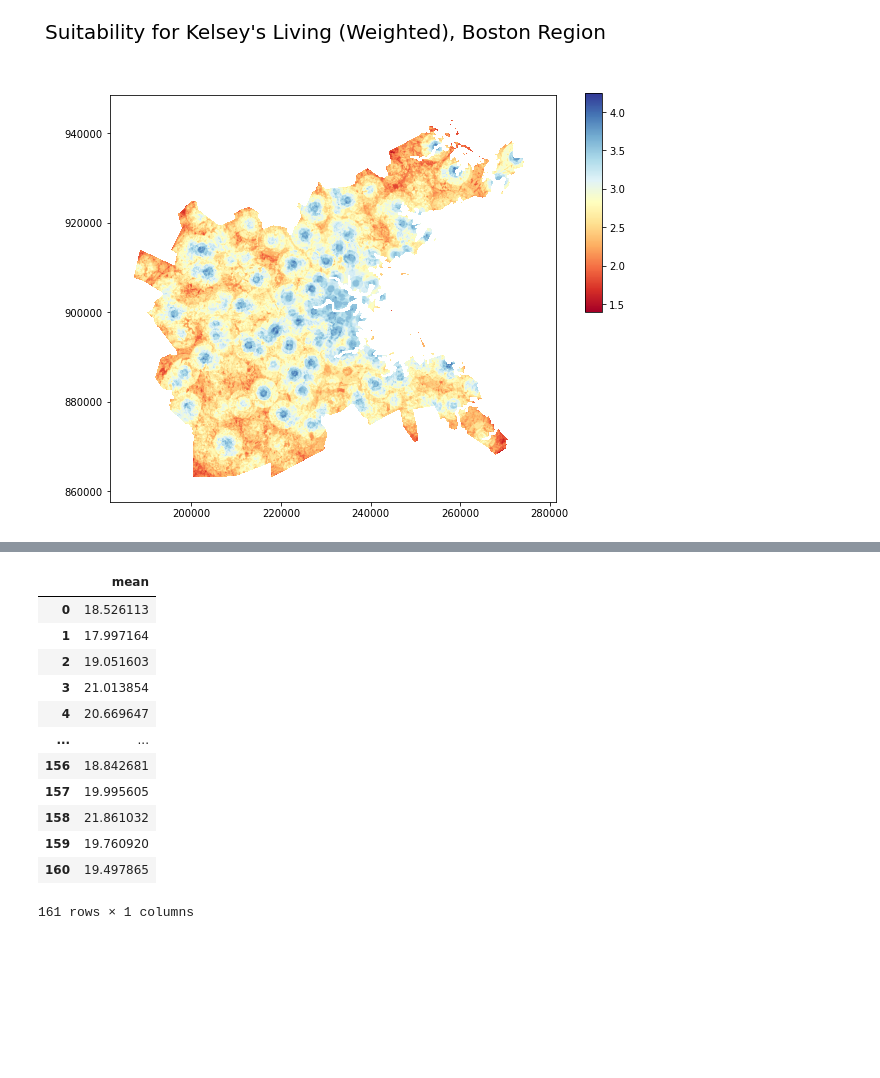
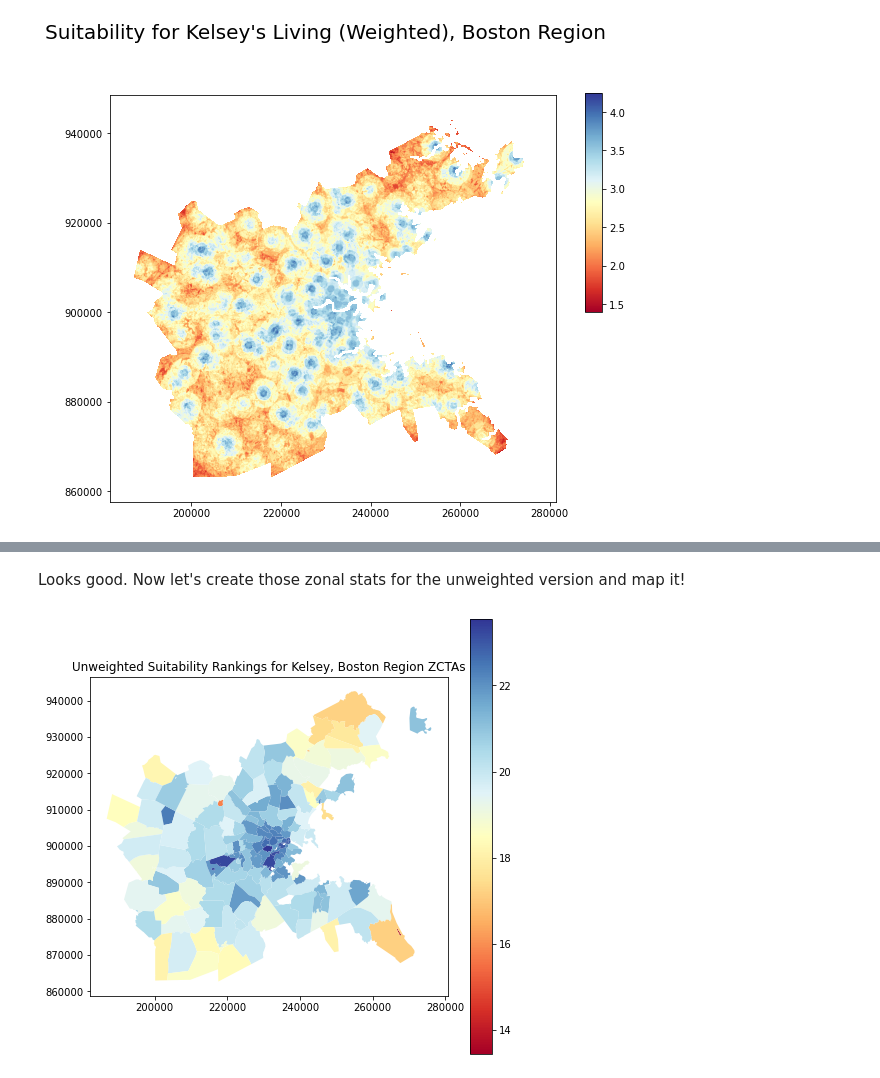
Before and after one commit to krowe42/FinalProject-LivingDecisions, a Jupyter notebook: Rowe-LivingDecisions.ipynb, the cells around one changed output, grey strips where cells are left out. Saved outputs shown, nothing was run; the diff lists cells and outputs as text; code cells hidden in the pictures; blank space fills up the shorter version.

```diff
--- a/Rowe-LivingDecisions.ipynb
+++ b/Rowe-LivingDecisions.ipynb
@@ -771,16 +857,2 @@ zips_clipped
-# %%
-unweighted_stats
-# %% [output]
-|  | mean |
-| 0 | 18.526113 |
-| 1 | 17.997164 |
-| 2 | 19.051603 |
-| 3 | 21.013854 |
-| 4 | 20.669647 |
-| ... | ... |
-| 156 | 18.842681 |
-| 157 | 19.995605 |
-| 158 | 21.861032 |
-| 159 | 19.760920 |
-| 160 | 19.497865 |
-161 rows × 1 columns
+# %% [markdown]
+Looks good. Now let's create those zonal stats for the unweighted version and map it!
@@ -787 +863,7 @@ unweighted_stats
+# %%
+zips_unweighted.plot(column = 'mean', cmap="RdYlBu", figsize=(8,8), legend=True)
+plt.title("Unweighted Suitability Rankings for Kelsey, Boston Region ZCTAs")
+plt.show()
+# %% [output]
+[figure, new version]
 # %% [markdown]
```
Also changed, not shown: parts of 31 cells of this notebook.
